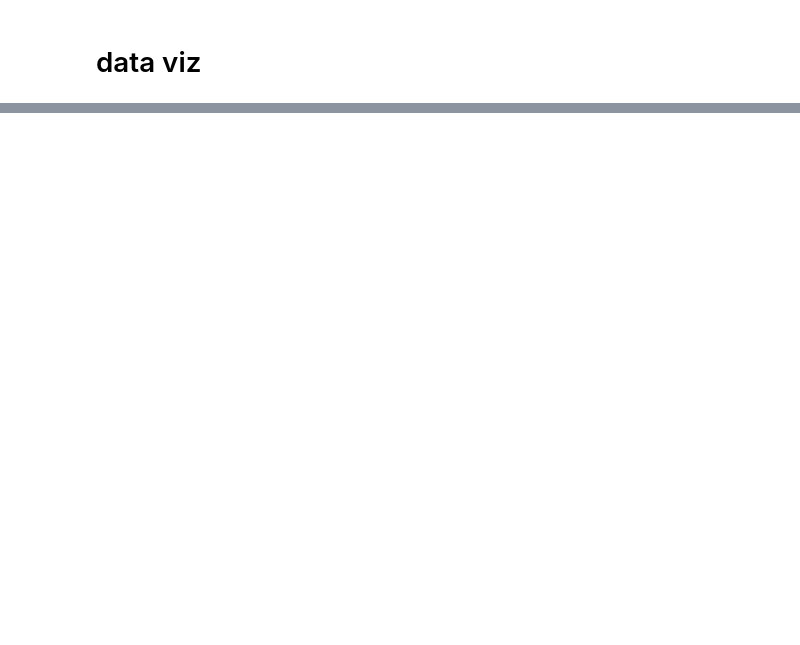
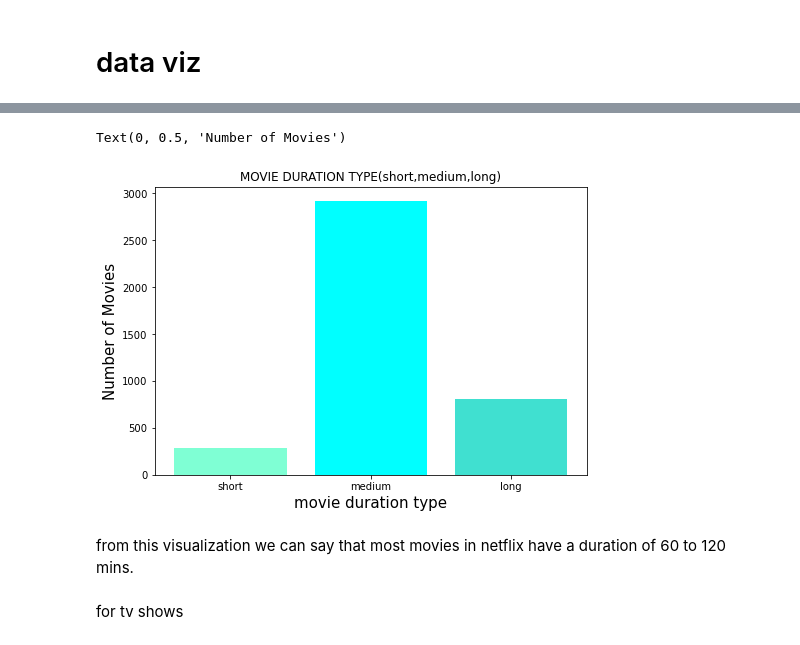
Before and after one commit to mahimaupadhya/data-analysis, a Jupyter notebook: netflix movie/netflix movie.ipynb, the cells around one changed output, grey strips where cells are left out. Drawn from its saved outputs; the diff is of its cells as text; code cells hidden in the pictures; blank space fills up the shorter version.

```diff
--- a/netflix movie/netflix movie.ipynb
+++ b/netflix movie/netflix movie.ipynb
@@ -234,0 +282,8 @@ plt.show();
+# %%
+df_short=df.query('duration <60 and type=="Movie"')
+df_medium=df.query('duration >60 and duration <120 and type=="Movie"')
+df_long=df.query('duration >120 and type=="Movie"')
+
+df_shorttv=df.query('duration <=1 and type=="TV Show"')
+df_mediumtv=df.query('duration >1 and duration <4 and type=="TV Show"')
+df_longtv=df.query('duration >3 and type=="TV Show"')
@@ -234,0 +298,13 @@ plt.show();
+# %%
+fig = plt.figure()
+ax = fig.add_axes([0,0,1,1])
+name=['short','medium','long']
+ax.bar(name,l, color=['aquamarine','cyan','turquoise'])
+plt.title('MOVIE DURATION TYPE(short,medium,long)');
+plt.xlabel('movie duration type',fontsize=15)
+plt.ylabel('Number of Movies',fontsize=15)
+# %% [output]
+Text(0, 0.5, 'Number of Movies')
+[figure, added]
+# %% [markdown]
+from this visualization we can say that most movies in netflix have a duration of 60 to 120 mins.
@@ -234,0 +313,2 @@ plt.show();
+# %% [markdown]
+for tv shows
```
Also changed, not shown: parts of 45 cells of this notebook.
